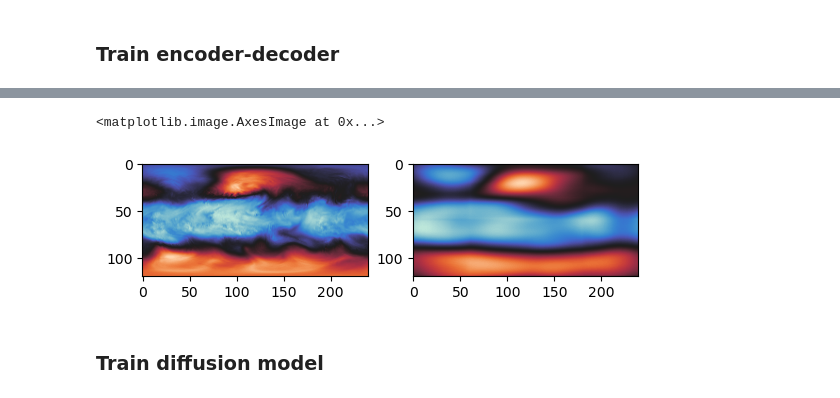
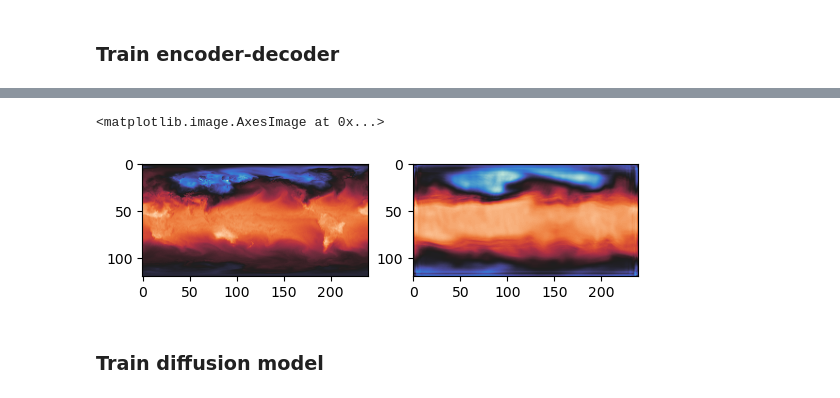
Before and after one commit to yongquan-qu/SLAMS, a Jupyter notebook: lsda_nd_single.ipynb, the cells around one changed output, grey strips where cells are left out. Saved outputs shown, nothing was run; the diff lists cells and outputs as text; code cells hidden in the pictures.

```diff
--- a/lsda_nd.ipynb
+++ b/lsda_nd_single.ipynb
@@ -109,24 +109,24 @@ ax.legend()
-# %%
-# Qualitative sanity check
-test_idx, param_idx = 0, 2
-
-# True
-testset = ERA5Dataset(years=test_years, size=size, window=1, flatten=False)
-x_true, _ = testset[test_idx]
-
-# Preds
-z = latent.encoder(x_true.to(device))
-x_ = latent.decoder(z)
-x_pred = x_.detach().cpu()
-
-
-# Plot
-f, ax = plt.subplots(1,2)
-ax[0].imshow(x_true[test_idx, param_idx], cmap=sns.cm.icefire) # True
-ax[1].imshow(x_pred[test_idx, param_idx], cmap=sns.cm.icefire) # Predicted
-# %% [output]
-<matplotlib.image.AxesImage at 0x...>
-[figure, removed]
+# %%
+# Qualitative sanity check
+test_idx, param_idx = 0, -1
+
+# True
+testset = ERA5Dataset(years=test_years, size=size, window=1, flatten=False)
+x_true, _ = testset[test_idx]
+
+# Preds
+z = latent.encoder(x_true.to(device))
+x_ = latent.decoder(z)
+x_pred = x_.detach().cpu()
+
+
+# Plot
+f, ax = plt.subplots(1,2)
+ax[0].imshow(x_true[0, param_idx], cmap=sns.cm.icefire) # True
+ax[1].imshow(x_pred[0, param_idx], cmap=sns.cm.icefire) # Predicted
+# %% [output]
+<matplotlib.image.AxesImage at 0x...>
+[figure, added]
 # %% [markdown]
 ### Train diffusion model
 # %%
```
Also changed, not shown: parts of 11 cells of this notebook, 6 other files.
